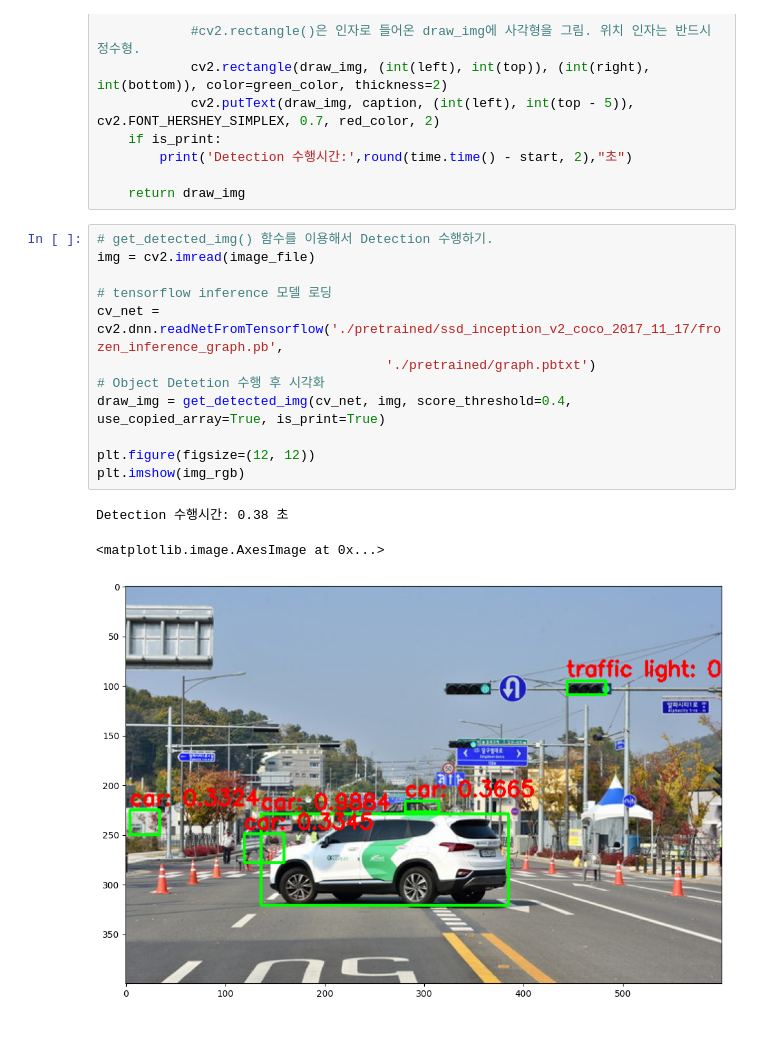
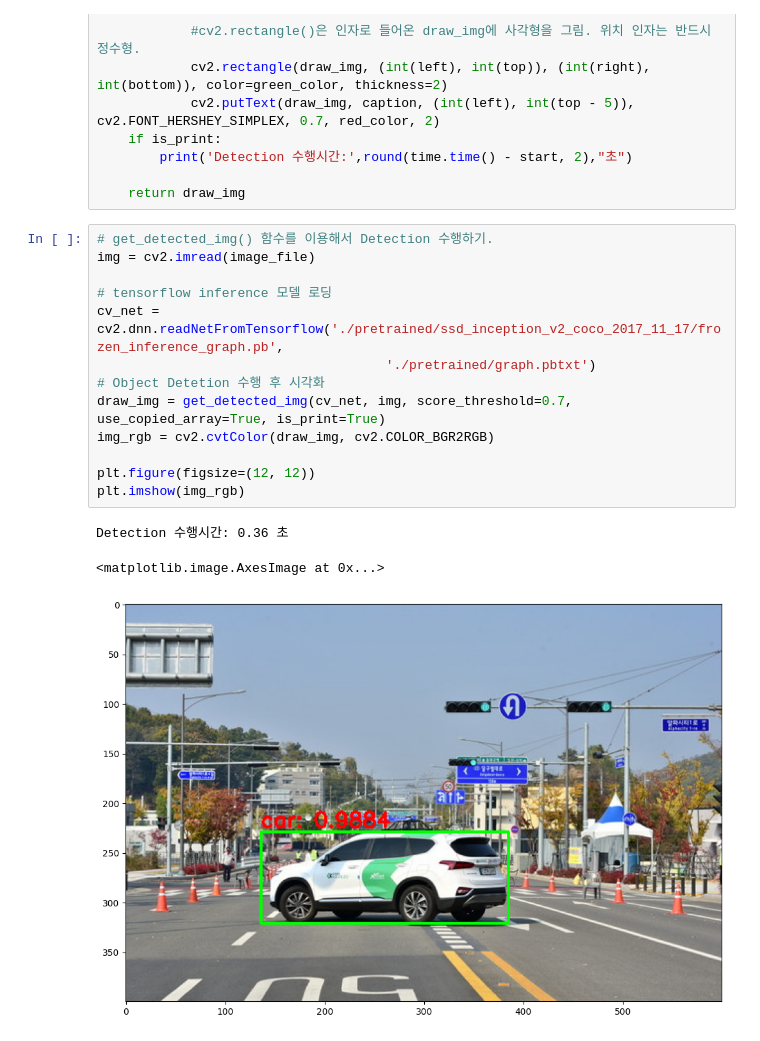
Before and after one commit to kgpark88/visionai, a Jupyter notebook: object_detection_ssd.ipynb, the cells around one changed output. Drawn from its saved outputs; the diff is of its cells as text.

```diff
--- a/object_detection_ssd.ipynb
+++ b/object_detection_ssd.ipynb
@@ -182,16 +192,17 @@ def get_detected_img(cv_net, img_array, score_threshold, use_copied_array=True,
 # %%
 # get_detected_img() 함수를 이용해서 Detection 수행하기.
 img = cv2.imread(image_file)
 
 # tensorflow inference 모델 로딩
 cv_net = cv2.dnn.readNetFromTensorflow('./pretrained/ssd_inception_v2_coco_2017_11_17/frozen_inference_graph.pb',
                                      './pretrained/graph.pbtxt')
 # Object Detetion 수행 후 시각화
-draw_img = get_detected_img(cv_net, img, score_threshold=0.4, use_copied_array=True, is_print=True)
+draw_img = get_detected_img(cv_net, img, score_threshold=0.7, use_copied_array=True, is_print=True)
+img_rgb = cv2.cvtColor(draw_img, cv2.COLOR_BGR2RGB)
 
 plt.figure(figsize=(12, 12))
 plt.imshow(img_rgb)
 # %% [output]
-Detection 수행시간: 0.38 초
+Detection 수행시간: 0.36 초
 <matplotlib.image.AxesImage at 0x...>
-[figure, old version]
+[figure, new version]
```
Also changed, not shown: parts of 4 cells of this notebook.
